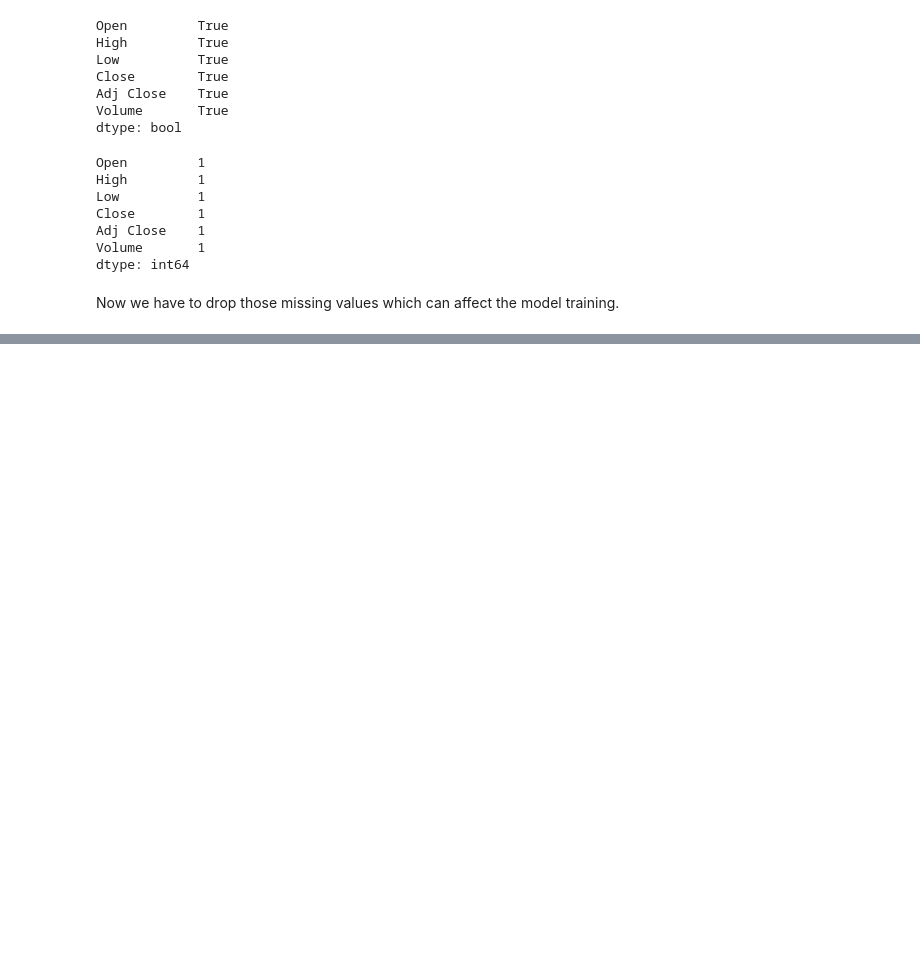
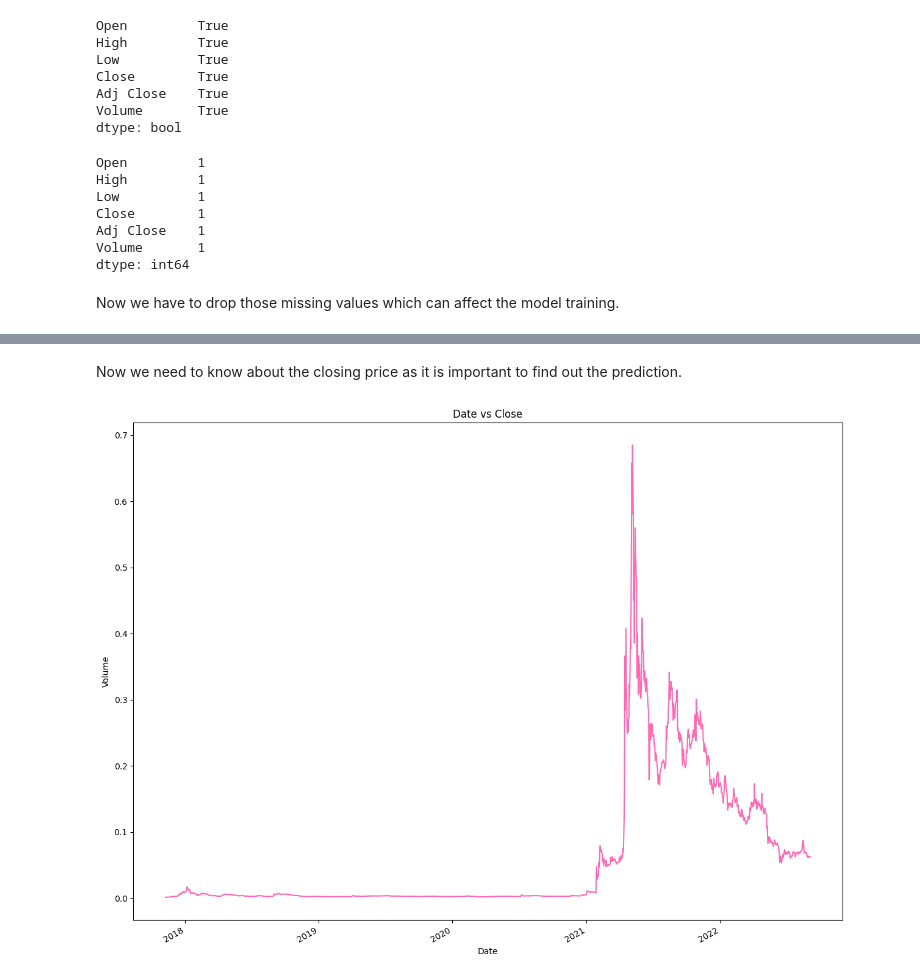
Before and after one commit to santr4/ml_projects, a Jupyter notebook: Dogecoin Price Prediction/Dogecoin_Price_Prediction.ipynb, the cells around one changed output, grey strips where cells are left out. Cells and saved outputs as stored; diff of their text form; code cells hidden in the pictures; blank space fills up the shorter version.

Commit message:
to find the relationship between date and close of dogecoin

```diff
--- a/Dogecoin Price Prediction/Dogecoin_Price_Prediction.ipynb
+++ b/Dogecoin Price Prediction/Dogecoin_Price_Prediction.ipynb
@@ -91,0 +115,12 @@ df = df.dropna()
+# %% [markdown]
+Now we need to know about the closing price as it is important to find out the prediction.
+# %%
+plt.figure(figsize=(15,12))
+x = df.groupby('Date')['Close'].mean()  # the groupby function groups the data based on unique date and then choses the close column to find the mean.
+x.plot(linewidth=1.5,color='hotpink')
+plt.xlabel('Date')
+plt.ylabel('Volume')
+plt.title('Date vs Close')
+plt.show()
+# %% [output]
+[figure, added]
```
Also changed, not shown: parts of 2 cells of this notebook.
